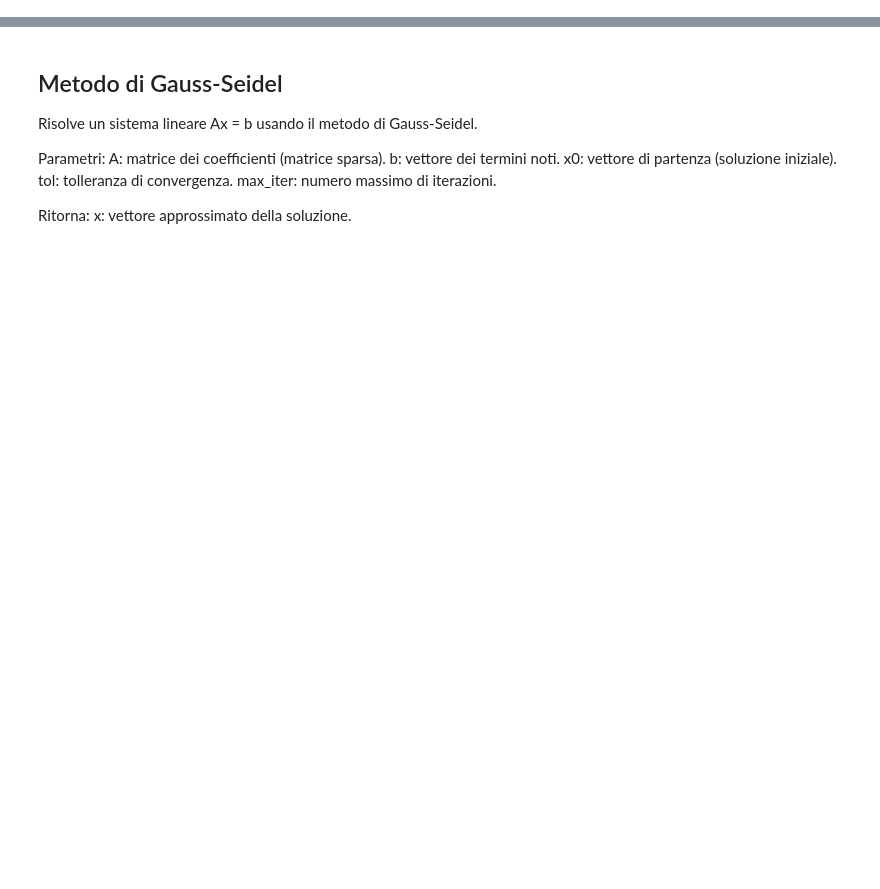
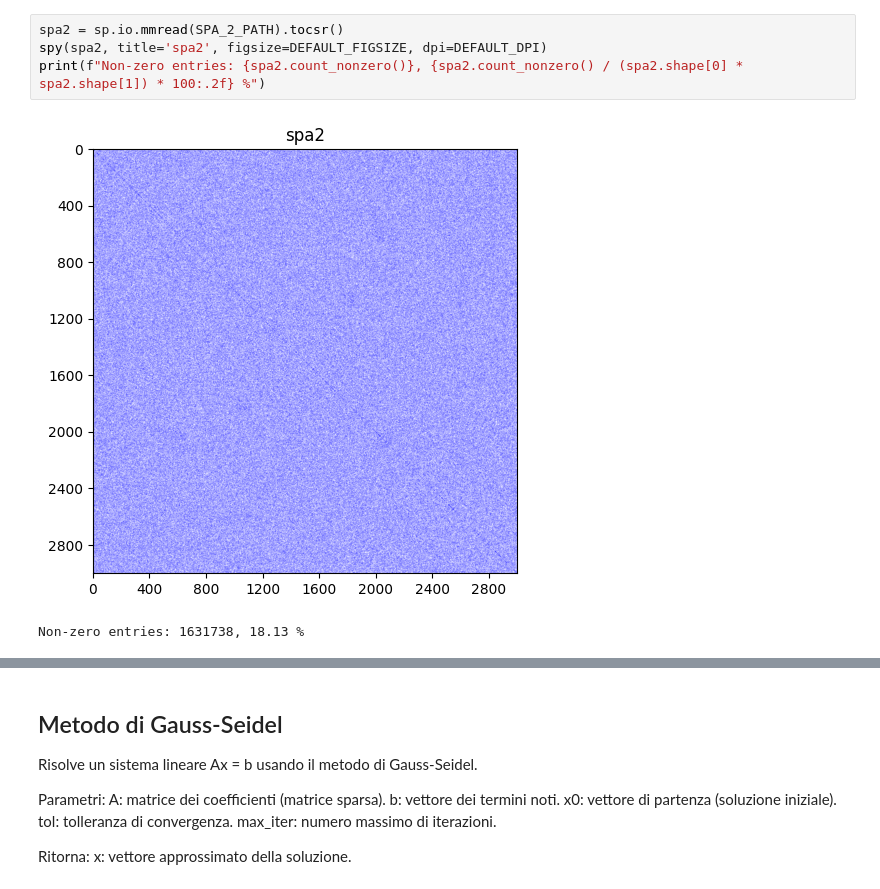
Before and after one commit to sAndreotti/LinearSystemsResolution, a Jupyter notebook: progetto1bis.ipynb, the cells around one changed output, grey strips where cells are left out. Drawn from its saved outputs; the diff is of its cells as text; blank space fills up the shorter version.

```diff
--- a/progetto1bis.ipynb
+++ b/progetto1bis.ipynb
@@ -145,0 +41,7 @@ plt.show()
+# %%
+spa2 = sp.io.mmread(SPA_2_PATH).tocsr()
+spy(spa2, title='spa2', figsize=DEFAULT_FIGSIZE, dpi=DEFAULT_DPI)
+print(f"Non-zero entries: {spa2.count_nonzero()}, {spa2.count_nonzero() / (spa2.shape[0] * spa2.shape[1]) * 100:.2f} %")
+# %% [output]
+[figure, added]
+Non-zero entries: 1631738, 18.13 %
```
Also changed, not shown: parts of 95 cells of this notebook, 1 other file.
